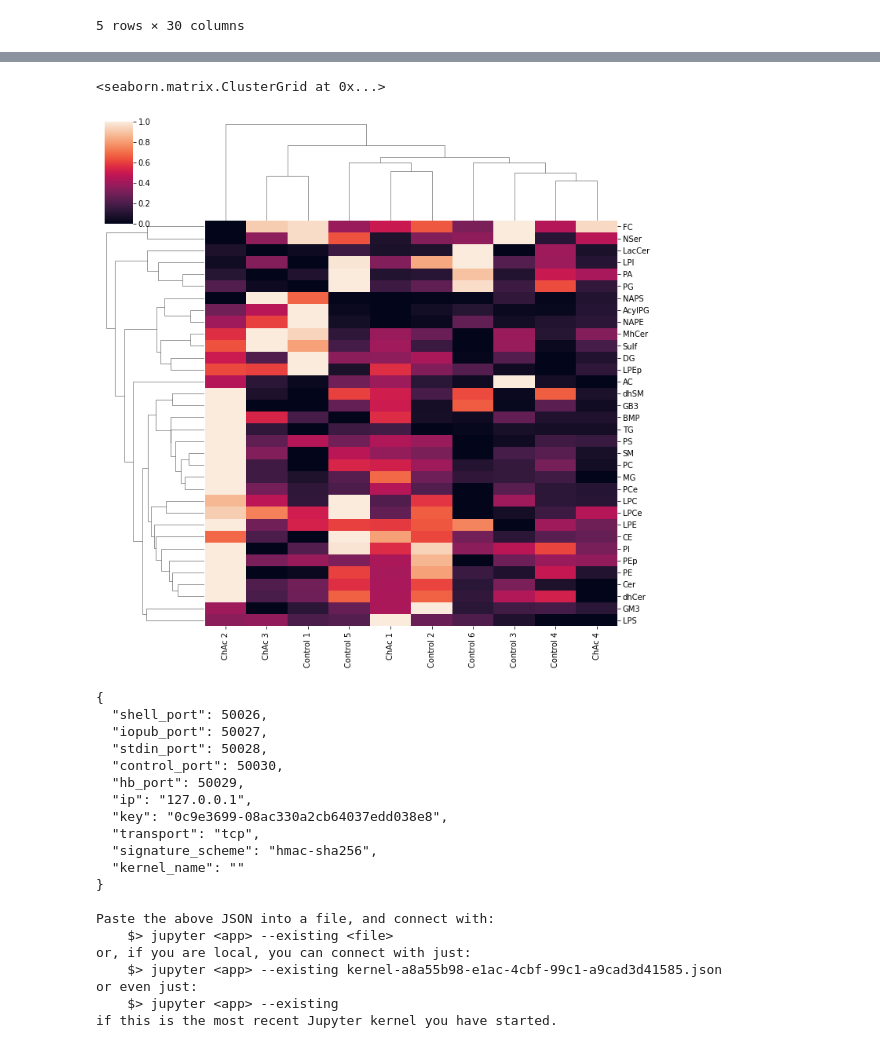
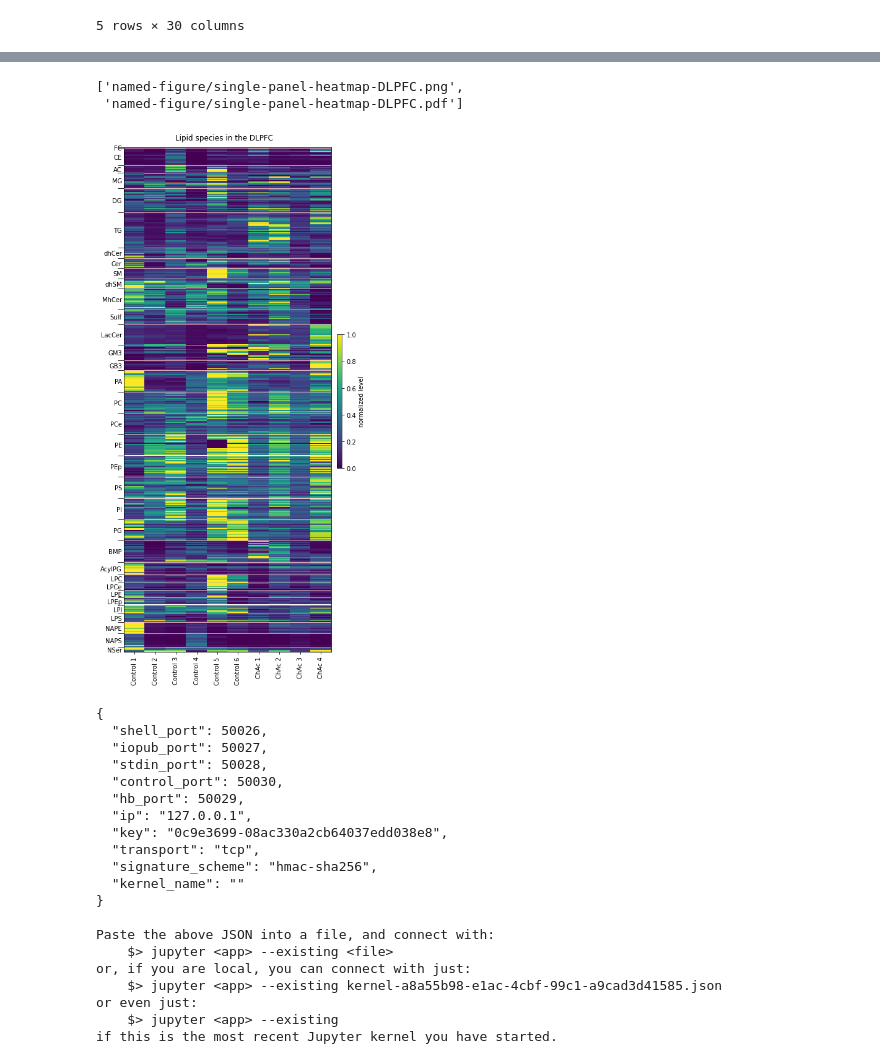
Before and after one commit to attilagk/Gabriel, a Jupyter notebook: notebooks/2022-09-02-lipid-ch-ac/2022-09-02-lipid-ch-ac.ipynb, the cells around one changed output, grey strips where cells are left out. Cells and saved outputs as stored; diff of their text form; code cells hidden in the pictures.

```diff
--- a/notebooks/2022-09-02-lipid-ch-ac/2022-09-02-lipid-ch-ac.ipynb
+++ b/notebooks/2022-09-02-lipid-ch-ac/2022-09-02-lipid-ch-ac.ipynb
@@ -96,8 +102,12 @@ sns.clustermap(group_levels, standard_scale=0)
+# %%
+fig, ax = single_panel_heatmap(region='DLPFC')
+attila_utils.savefig(fig, 'single-panel-heatmap-DLPFC')
+# %% [output]
+['named-figure/single-panel-heatmap-DLPFC.png',
+ 'named-figure/single-panel-heatmap-DLPFC.pdf']
+[figure, added]
 # %%
-sns.clustermap(group_levels.xs('CN', axis=1, level=1), standard_scale=0)
+#sns.clustermap(group_levels.xs('CN', axis=1, level=1), standard_scale=0)
-# %% [output]
-<seaborn.matrix.ClusterGrid at 0x...>
-[figure, removed]
 # %%
 %connect_info
 # %% [output]
```
Also changed, not shown: parts of 8 cells of this notebook, 1 other file.
